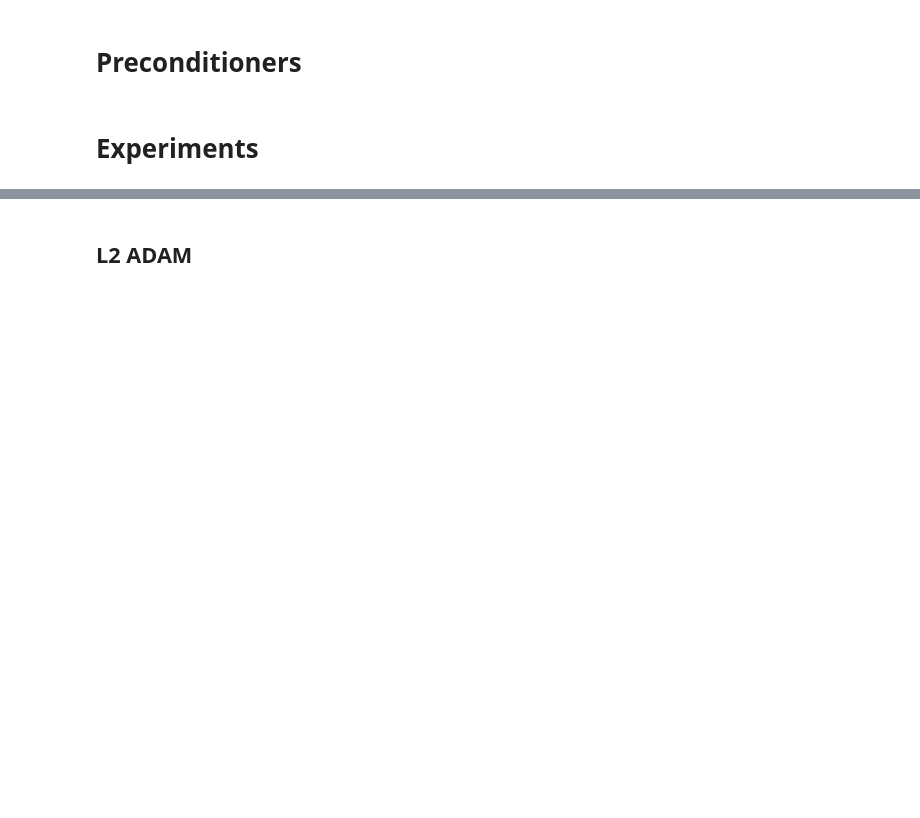
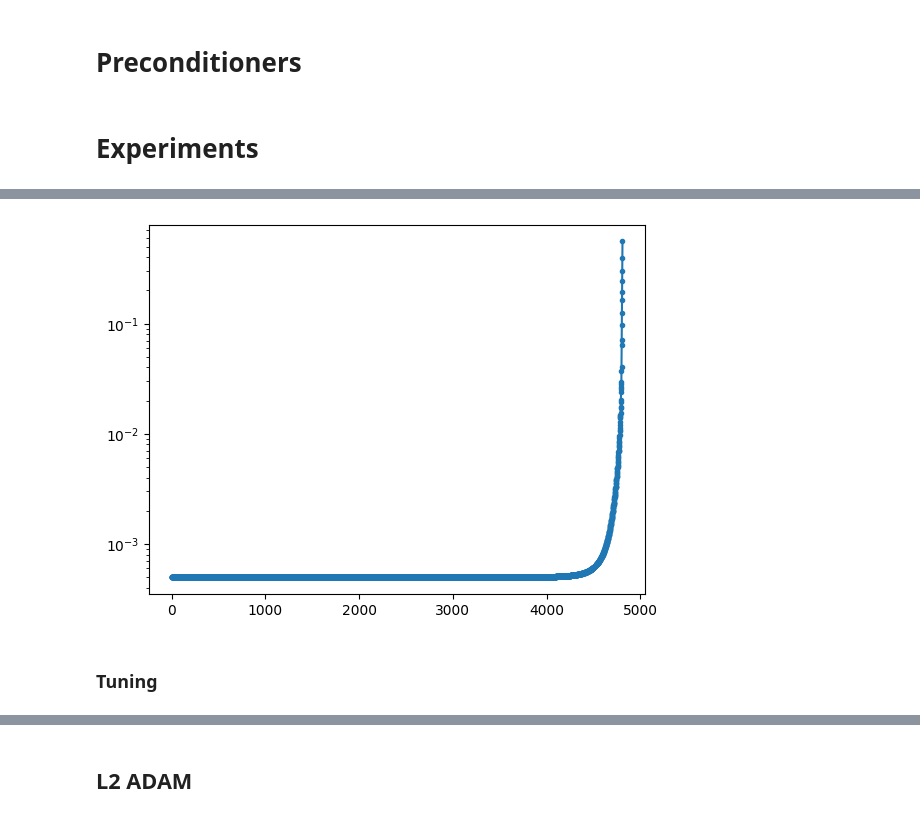
Before and after one commit to EleutherAI/basin-volume, a Jupyter notebook: basin_precondition.ipynb, the cells around one changed output, grey strips where cells are left out. Saved outputs shown, nothing was run; the diff lists cells and outputs as text; code cells hidden in the pictures; blank space fills up the shorter version.

```diff
--- a/basin_precondition.ipynb
+++ b/basin_precondition.ipynb
@@ -662 +706,16 @@ def flat_diag_preconditioner(spec, eps=1e-3, exponent=0.5):
+# %%
+def make_kl_fn(probs_p, apply_fn, x, l2_reg=cfg.l2_reg):
+    def kl_fn(a, b):
+        params_q = a + b
+        logits_q = apply_fn(params_q, x)
+        logprobs_q = jax.nn.log_softmax(logits_q)
+        kl_term = optax.kl_divergence(logprobs_q, probs_p).mean()
+        l2_term = 1/2 * l2_reg * jnp.sum(params_q**2)
+        return kl_term + l2_term
+    return kl_fn
+
+def make_kl_fn_params(params_p, apply_fn, x):
+    logits_p = apply_fn(params_p, x)
+    probs_p = jax.nn.softmax(logits_p)
+    return make_kl_fn(probs_p, apply_fn, x)
 # %%
@@ -665,0 +746,4 @@ compute_loss({'p': final_params.raveled}, apply_fn, X_train, Y_train, l2_reg=0)
+# %%
+H = jax.hessian(kl_fn, argnums=0)(final_params.raveled, 0)
+# %%
+evals, evecs = jnp.linalg.eigh(H)
@@ -665,0 +753,7 @@ compute_loss({'p': final_params.raveled}, apply_fn, X_train, Y_train, l2_reg=0)
+# %%
+plt.plot(jnp.abs(evals), '.-')
+plt.yscale('log')
+#plt.ylim(bottom=1e-10)
+plt.show()
+# %% [output]
+[figure, added]
@@ -665,0 +768,2 @@ compute_loss({'p': final_params.raveled}, apply_fn, X_train, Y_train, l2_reg=0)
+# %% [markdown]
+### Tuning
```
Also changed, not shown: parts of 39 cells of this notebook.
